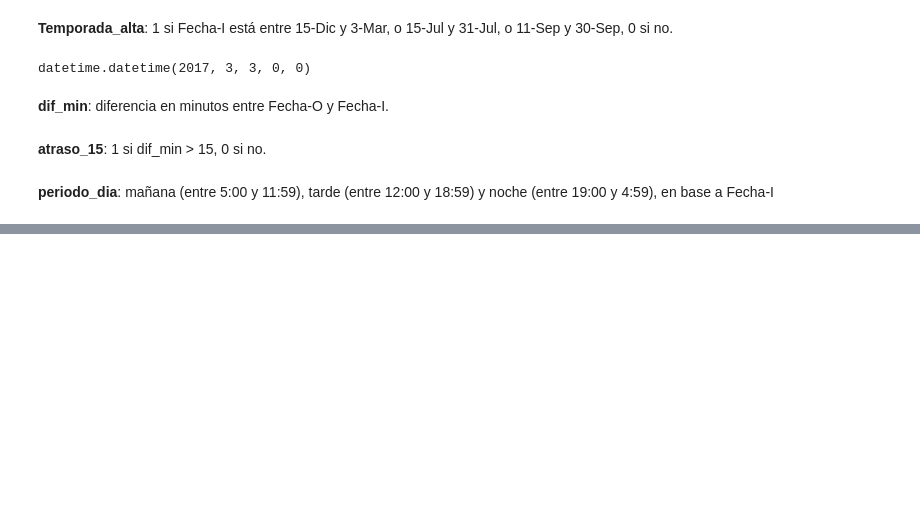
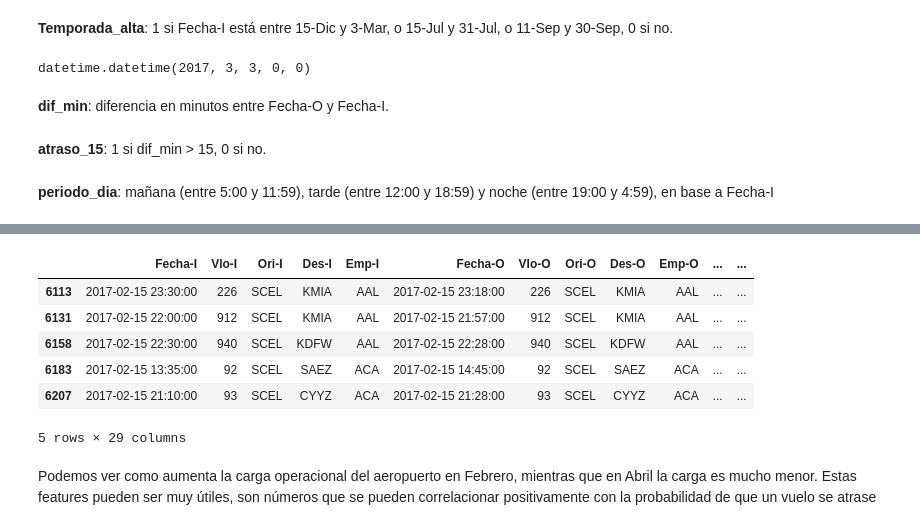
Before and after one commit to matiasmoreno/neural_scl, a Jupyter notebook: notebooks/synthetic_features.ipynb, the cells around one changed output, grey strips where cells are left out. Saved outputs shown, nothing was run; the diff lists cells and outputs as text; code cells hidden in the pictures; blank space fills up the shorter version.

```diff
--- a/notebooks/synthetic_features.ipynb
+++ b/notebooks/synthetic_features.ipynb
@@ -76,3 +147,15 @@ dataset_scl.loc[:,['Fecha-I', 'periodo_dia']].sample(n=10)
+# %%
+dataset_scl.query("MES == 2 & DIA == 15").head(5)
+# %% [output]
+|  | Fecha-I | Vlo-I | Ori-I | Des-I | Emp-I | Fecha-O | Vlo-O | Ori-O | Des-O | Emp-O | ... | ... |
+| 6113 | 2017-02-15 23:30:00 | 226 | SCEL | KMIA | AAL | 2017-02-15 23:18:00 | 226 | SCEL | KMIA | AAL | ... | ... |
+| 6131 | 2017-02-15 22:00:00 | 912 | SCEL | KMIA | AAL | 2017-02-15 21:57:00 | 912 | SCEL | KMIA | AAL | ... | ... |
+| 6158 | 2017-02-15 22:30:00 | 940 | SCEL | KDFW | AAL | 2017-02-15 22:28:00 | 940 | SCEL | KDFW | AAL | ... | ... |
+| 6183 | 2017-02-15 13:35:00 | 92 | SCEL | SAEZ | ACA | 2017-02-15 14:45:00 | 92 | SCEL | SAEZ | ACA | ... | ... |
+| 6207 | 2017-02-15 21:10:00 | 93 | SCEL | CYYZ | ACA | 2017-02-15 21:28:00 | 93 | SCEL | CYYZ | ACA | ... | ... |
+5 rows × 29 columns
+# %% [markdown]
+Podemos ver como aumenta la carga operacional del aeropuerto en Febrero, mientras que en Abril la carga es mucho menor. Estas features pueden ser muy útiles, son números que se pueden correlacionar positivamente con la probabilidad de que un vuelo se atrase
 # %%
 dataset_scl.to_csv('../clean_data/synthetic_features.csv', index=False)
 # %%
```
Also changed, not shown: parts of 12 cells of this notebook, 4 other files.
